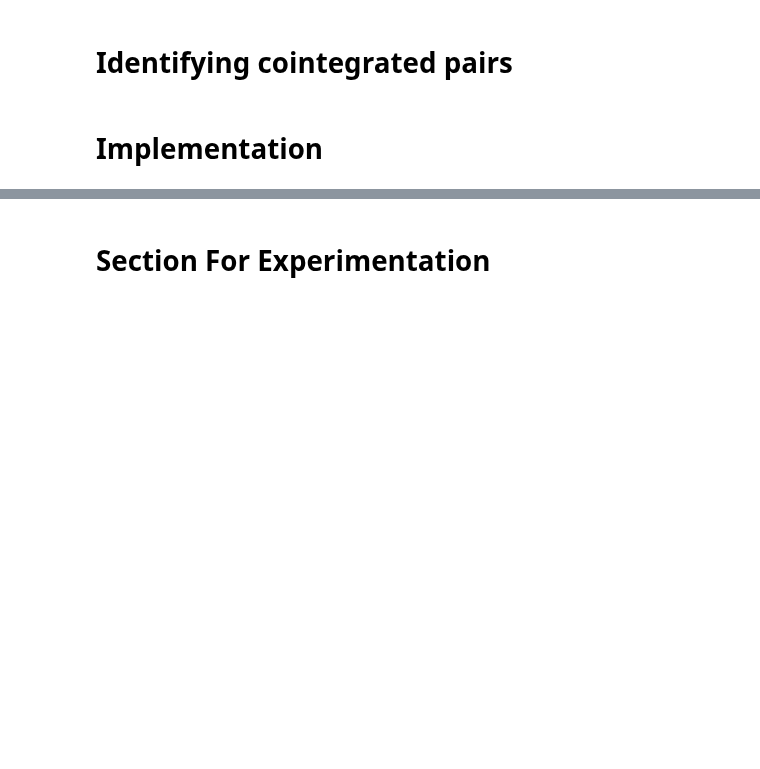
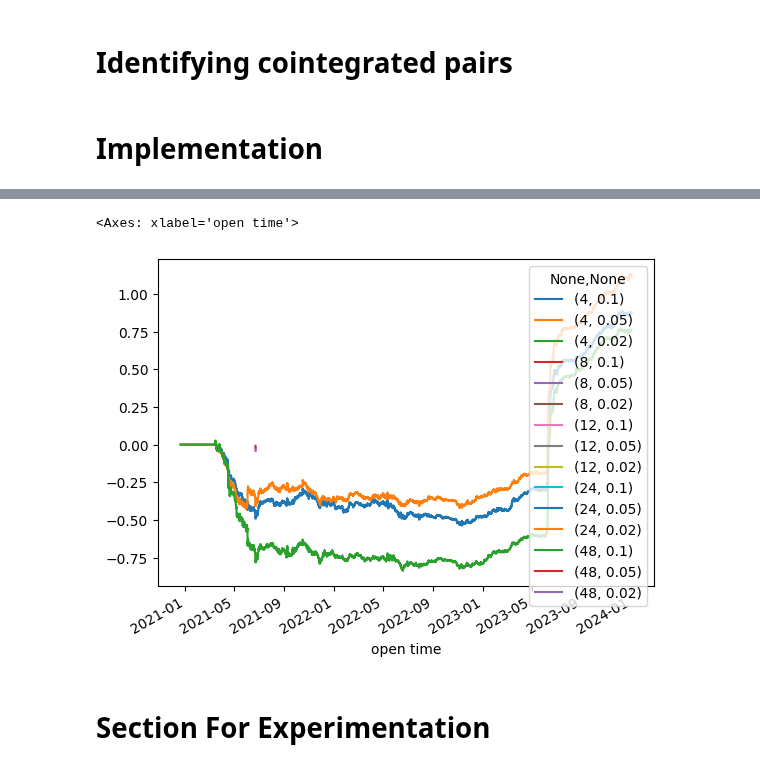
Before and after one commit to wbchristerson/crypto-strategies, a Jupyter notebook: statistical_arbitrage_cointegration.ipynb, the cells around one changed output, grey strips where cells are left out. Cells and saved outputs as stored; diff of their text form; code cells hidden in the pictures; blank space fills up the shorter version.

```diff
--- a/statistical_arbitrage_cointegration.ipynb
+++ b/statistical_arbitrage_cointegration.ipynb
@@ -405,0 +426,3 @@ net_return_variations_4w_from_csv
+# %%
+net_return_variations_6w_from_csv = read_and_format_data_frame('./cointegration_recalculation_6w.csv')
+net_return_variations_6w_from_csv
@@ -406,3 +497,8 @@ net_return_variations_4w_from_csv
+# %%
+net_return_variations_6w_from_csv.cumsum().plot()
+# %% [output]
+<Axes: xlabel='open time'>
+[figure, added]
 # %% [markdown]
 # Section For Experimentation
 # %%
```
Also changed, not shown: parts of 17 cells of this notebook, 2 other files.
